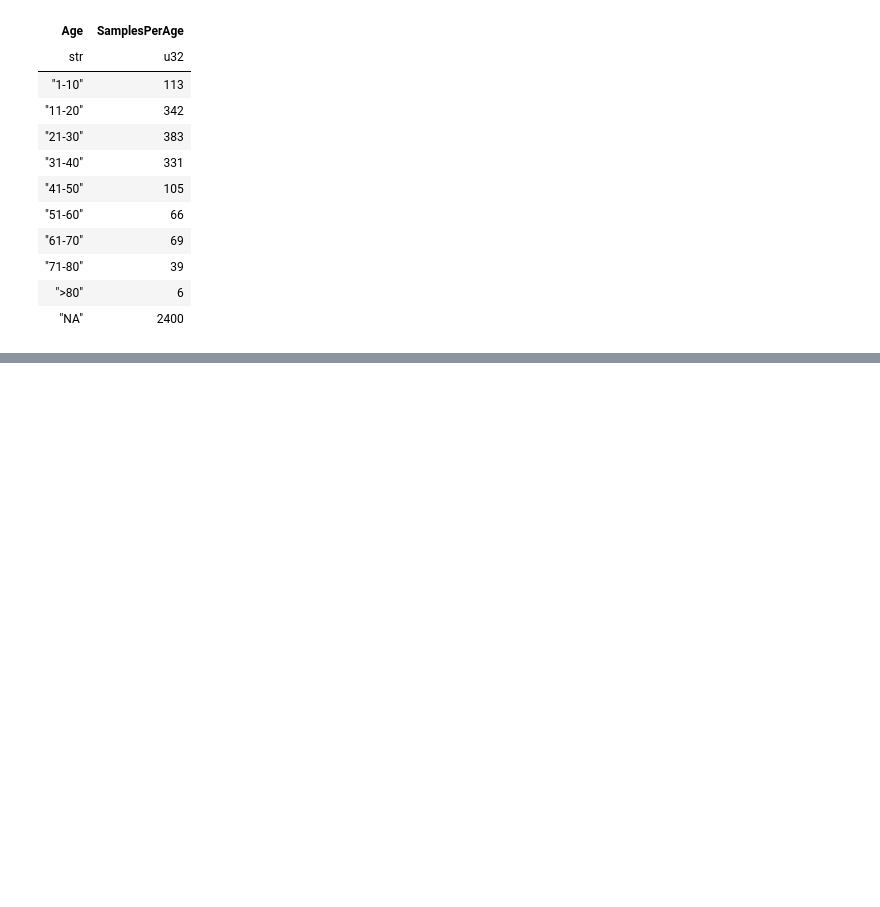
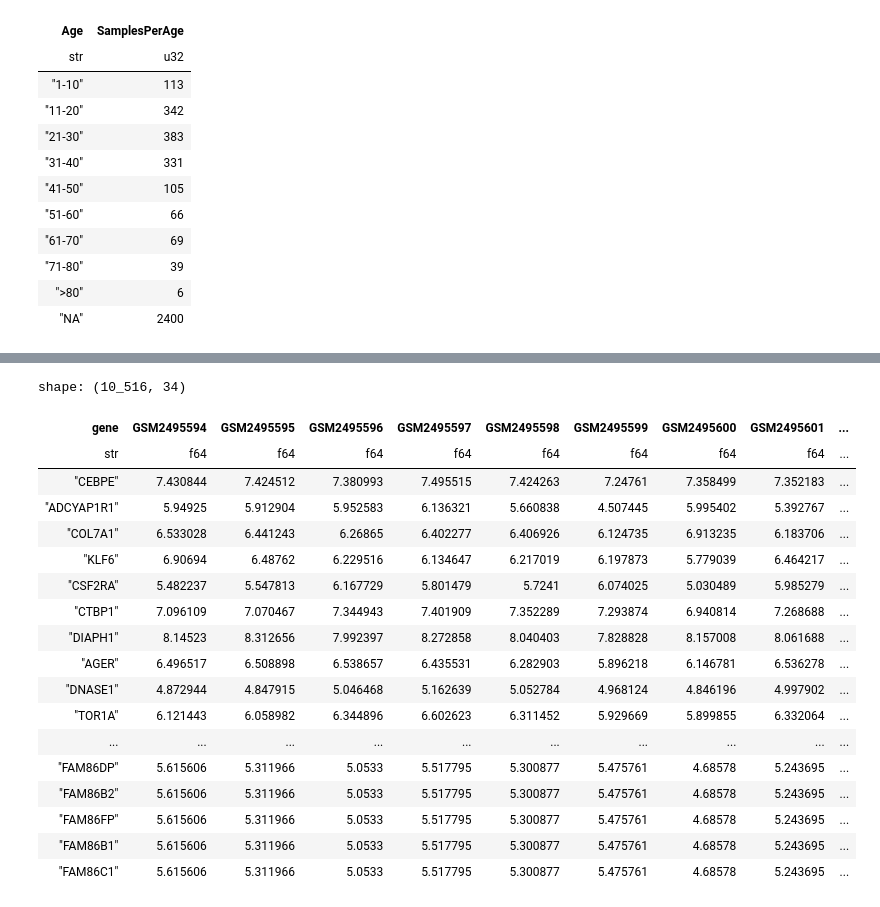
Before and after one commit to thelgis/applied-bioinformatics-thesis, a Jupyter notebook: notebooks/Exploratory_Analysis.ipynb, the cells around one changed output, grey strips where cells are left out. Cells and saved outputs as stored; diff of their text form; code cells hidden in the pictures; blank space fills up the shorter version.

Commit message:
Validate SSc files

```diff
--- a/notebooks/Exploratory_Analysis.ipynb
+++ b/notebooks/Exploratory_Analysis.ipynb
@@ -91,0 +174,23 @@ shape: (10, 2)
+# %%
+# validate
+pl.read_parquet("../data/adex-database/samples/SSc/GSE95065_merged.tsv.parquet")
+# %% [output]
+shape: (10_516, 34)
+| gene | GSM2495594 | GSM2495595 | GSM2495596 | GSM2495597 | GSM2495598 | GSM2495599 | GSM2495600 | GSM2495601 | ... |
+| str | f64 | f64 | f64 | f64 | f64 | f64 | f64 | f64 | ... |
+| "CEBPE" | 7.430844 | 7.424512 | 7.380993 | 7.495515 | 7.424263 | 7.24761 | 7.358499 | 7.352183 | ... |
+| "ADCYAP1R1" | 5.94925 | 5.912904 | 5.952583 | 6.136321 | 5.660838 | 4.507445 | 5.995402 | 5.392767 | ... |
+| "COL7A1" | 6.533028 | 6.441243 | 6.26865 | 6.402277 | 6.406926 | 6.124735 | 6.913235 | 6.183706 | ... |
+| "KLF6" | 6.90694 | 6.48762 | 6.229516 | 6.134647 | 6.217019 | 6.197873 | 5.779039 | 6.464217 | ... |
+| "CSF2RA" | 5.482237 | 5.547813 | 6.167729 | 5.801479 | 5.7241 | 6.074025 | 5.030489 | 5.985279 | ... |
+| "CTBP1" | 7.096109 | 7.070467 | 7.344943 | 7.401909 | 7.352289 | 7.293874 | 6.940814 | 7.268688 | ... |
+| "DIAPH1" | 8.14523 | 8.312656 | 7.992397 | 8.272858 | 8.040403 | 7.828828 | 8.157008 | 8.061688 | ... |
+| "AGER" | 6.496517 | 6.508898 | 6.538657 | 6.435531 | 6.282903 | 5.896218 | 6.146781 | 6.536278 | ... |
+| "DNASE1" | 4.872944 | 4.847915 | 5.046468 | 5.162639 | 5.052784 | 4.968124 | 4.846196 | 4.997902 | ... |
+| "TOR1A" | 6.121443 | 6.058982 | 6.344896 | 6.602623 | 6.311452 | 5.929669 | 5.899855 | 6.332064 | ... |
+| ... | ... | ... | ... | ... | ... | ... | ... | ... | ... |
+| "FAM86DP" | 5.615606 | 5.311966 | 5.0533 | 5.517795 | 5.300877 | 5.475761 | 4.68578 | 5.243695 | ... |
+| "FAM86B2" | 5.615606 | 5.311966 | 5.0533 | 5.517795 | 5.300877 | 5.475761 | 4.68578 | 5.243695 | ... |
+| "FAM86FP" | 5.615606 | 5.311966 | 5.0533 | 5.517795 | 5.300877 | 5.475761 | 4.68578 | 5.243695 | ... |
+| "FAM86B1" | 5.615606 | 5.311966 | 5.0533 | 5.517795 | 5.300877 | 5.475761 | 4.68578 | 5.243695 | ... |
+| "FAM86C1" | 5.615606 | 5.311966 | 5.0533 | 5.517795 | 5.300877 | 5.475761 | 4.68578 | 5.243695 | ... |
```
Also changed, not shown: parts of 7 cells of this notebook, 8 other files.
